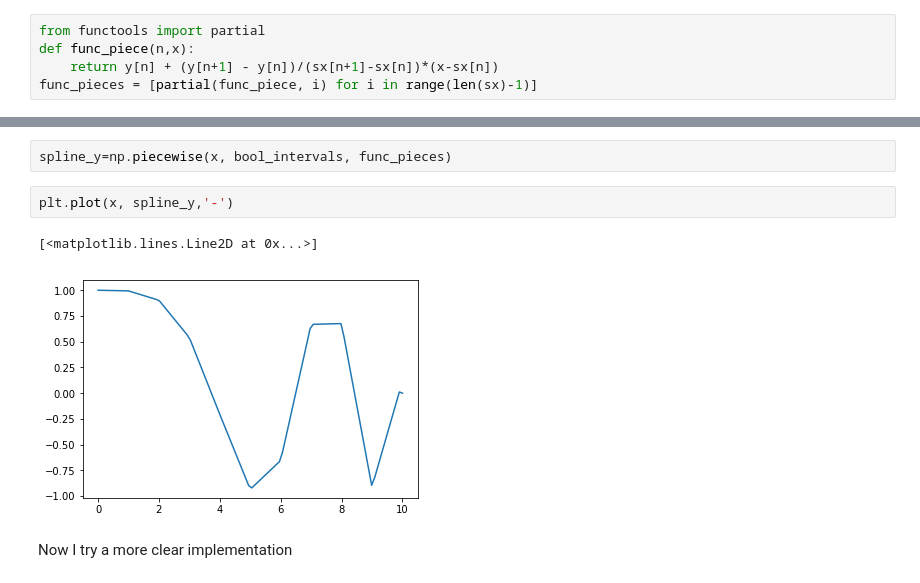
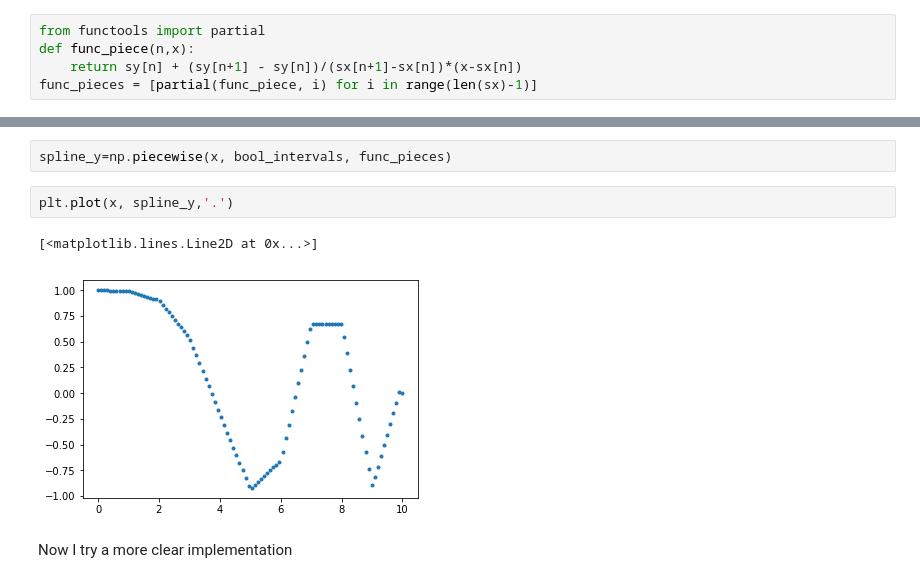
Before and after one commit to AlessandrodAgostino/Python-Projects, a Jupyter notebook: Turchetti/Interpolation_first_tries.ipynb, the cells around one changed output, grey strips where cells are left out. Saved outputs shown, nothing was run; the diff lists cells and outputs as text.

```diff
--- a/Turchetti/Interpolation_first_tries.ipynb
+++ b/Turchetti/Interpolation_first_tries.ipynb
@@ -30,17 +30,17 @@ I define every piece of my function in a list of functions
 # %%
 from functools import partial
 def func_piece(n,x):
-    return y[n] + (y[n+1] - y[n])/(sx[n+1]-sx[n])*(x-sx[n])
+    return sy[n] + (sy[n+1] - sy[n])/(sx[n+1]-sx[n])*(x-sx[n])
 func_pieces = [partial(func_piece, i) for i in range(len(sx)-1)]
 # %% [markdown]
 I define my vector of values avaluated on the splined function
 # %%
 spline_y=np.piecewise(x, bool_intervals, func_pieces)
 # %%
-plt.plot(x, spline_y,'-')
+plt.plot(x, spline_y,'.')
 # %% [output]
 [<matplotlib.lines.Line2D at 0x...>]
-[figure, old version]
+[figure, new version]
 # %% [markdown]
 Now I try a more clear implementation
 # %%
```
Also changed, not shown: parts of 10 cells of this notebook.
